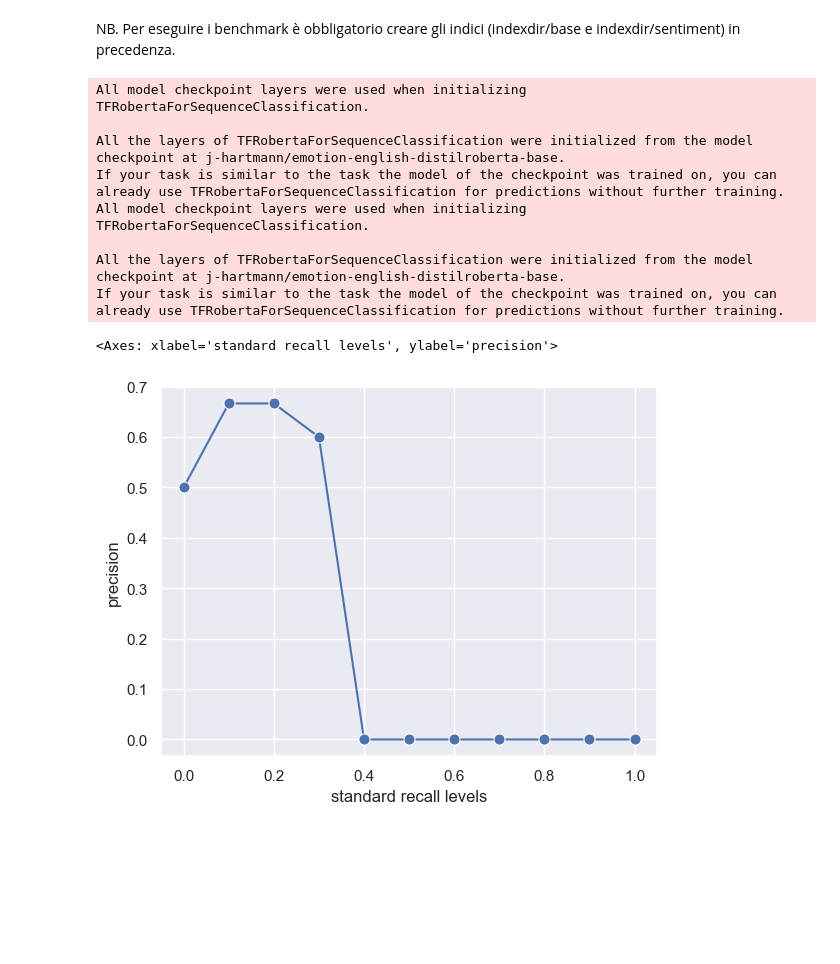
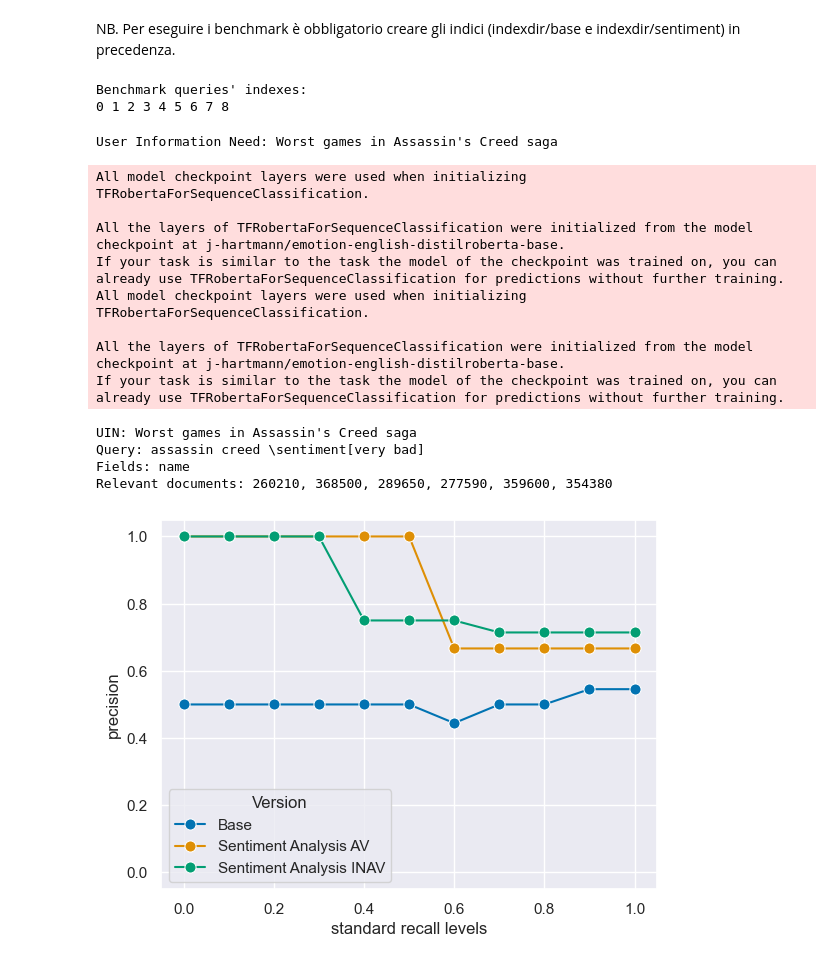
Before and after one commit to RaffaeleTranfaglia/Steam-Search-Engine, a Jupyter notebook: Benchmarks.ipynb, the cells around one changed output. Saved outputs shown, nothing was run; the diff lists cells and outputs as text; code cells hidden in the pictures; blank space fills up the shorter version.

Commit message:
add average precision benchmark plot

```diff
--- a/Benchmarks.ipynb
+++ b/Benchmarks.ipynb
@@ -22,6 +22,22 @@ with open(file_path) as f:
 b = Benchmarks(queries)
 # %% [markdown]
 NB. Per eseguire i benchmark è obbligatorio creare gli indici (indexdir/base e indexdir/sentiment) in precedenza.
+# %%
+indexes = [i for i in range(len(b.queries))]
+print("Benchmark queries' indexes:")
+print(' '.join(map(str, indexes)))
+# %% [output]
+Benchmark queries' indexes:
+0 1 2 3 4 5 6 7 8
+# %%
+try:
+    q = 8
+    print("User Information Need: " + b.queries[q]["UIN"])
+except IndexError as e:
+    print(e)
+    print("index not valid")
+# %% [output]
+User Information Need: Worst games in Assassin's Creed saga
 # %%
 from whoosh.index import open_dir
 from MainImplementation.GameSearcher import GameSearcher
@@ -38,43 +54,64 @@ main_idxs, reviews_idxs = open_dir(indexdirSentiment + "/main_index"), open_dir(
 
 # there is one GameSearcher object for every version of the engine
 SearcherBaseVersion = GameSearcher(main_idxb, reviews_idxb)
 SearcherSentimentAV = GameSearcher(main_idxs, reviews_idxs, True, "av")
 SearcherSentimentINAV = GameSearcher(main_idxs, reviews_idxs, True, "inav")
 
 # search using the benchmark query and its fields
-answerB = SearcherBaseVersion.search(b.queries[0]["query"], b.queries[0]["fields"])
-answerAV = SearcherSentimentAV.search(b.queries[0]["query"], b.queries[0]["fields"])
-answerINAV = SearcherSentimentINAV.search(b.queries[0]["query"], b.queries[0]["fields"])
+answerB = SearcherBaseVersion.search(b.queries[q]["query"], b.queries[q]["fields"])
+answerAV = SearcherSentimentAV.search(b.queries[q]["query"], b.queries[q]["fields"])
+answerINAV = SearcherSentimentINAV.search(b.queries[q]["query"], b.queries[q]["fields"])
 
 # exctract the app_id field from the retrieved games
 aB = [int(x["app_id"]) for x in answerB]
 aAV = [int(x["app_id"]) for x in answerAV]
 aINAV = [int(x["app_id"]) for x in answerINAV]
 
 # compute the precision at Standard Recall Levels
-pB = b.precisionSRL(b.precisionNRL(b.queries[0]["relevant_documents"], aB))
-pAV = b.precisionSRL(b.precisionNRL(b.queries[0]["relevant_documents"], aAV))
-pAV = b.precisionSRL(b.precisionNRL(b.queries[0]["relevant_documents"], aINAV))
+pB = b.precisionSRL(b.precisionNRL(b.queries[q]["relevant_documents"], aB))
+pAV = b.precisionSRL(b.precisionNRL(b.queries[q]["relevant_documents"], aAV))
+pINAV = b.precisionSRL(b.precisionNRL(b.queries[q]["relevant_documents"], aINAV))
 
-# plot the computed precisions
+# plot the precisions
 # apply the default theme
 sns.set_theme()
 
-srl, precisionB = zip(*pB)
+axes = ["standard recall levels", "precision"]
+
+dfB = pd.DataFrame(pB, columns = axes)
+dfB["Version"] = "Base"
+
+dfAV = pd.DataFrame(pAV, columns = axes)
+dfAV["Version"] = "Sentiment Analysis AV"
+
+dfINAV = pd.DataFrame(pINAV, columns = axes)
+dfINAV["Version"] = "Sentiment Analysis INAV"
 
 # create a dataframe for Seaborn
-df = pd.DataFrame({'standard recall levels': srl, 'precision': precisionB})
+df = pd.concat([dfB, dfAV, dfINAV])
 
-# create a line plot
-sns.lineplot(data = df, x = 'standard recall levels', y = 'precision', marker='o', markersize=8, color='b')
+# print the examined query
+print()
+b.print_query(q)
+
+# plot the line graph
+pltP = sns.lineplot(data = df, x = 'standard recall levels', y = 'precision', marker='o', markersize=8,
+             hue="Version", palette="colorblind")
+
+# set fixed axes, the semicolon suppress the output
+pltP.set_xlim([-0.05, 1.05]);
+pltP.set_ylim([-0.05, 1.05]);
 # %% [output]
 All model checkpoint layers were used when initializing TFRobertaForSequenceClassification.
 
 All the layers of TFRobertaForSequenceClassification were initialized from the model checkpoint at j-hartmann/emotion-english-distilroberta-base.
 If your task is similar to the task the model of the checkpoint was trained on, you can already use TFRobertaForSequenceClassification for predictions without further training.
 All model checkpoint layers were used when initializing TFRobertaForSequenceClassification.
 
 All the layers of TFRobertaForSequenceClassification were initialized from the model checkpoint at j-hartmann/emotion-english-distilroberta-base.
 If your task is similar to the task the model of the checkpoint was trained on, you can already use TFRobertaForSequenceClassification for predictions without further training.
-<Axes: xlabel='standard recall levels', ylabel='precision'>
+UIN: Worst games in Assassin's Creed saga
+Query: assassin creed \sentiment[very bad]
+Fields: name
+Relevant documents: 260210, 368500, 289650, 277590, 359600, 354380
-[figure, old version]
+[figure, new version]
```
Also changed, not shown: parts of 1 cell of this notebook, 2 other files.
